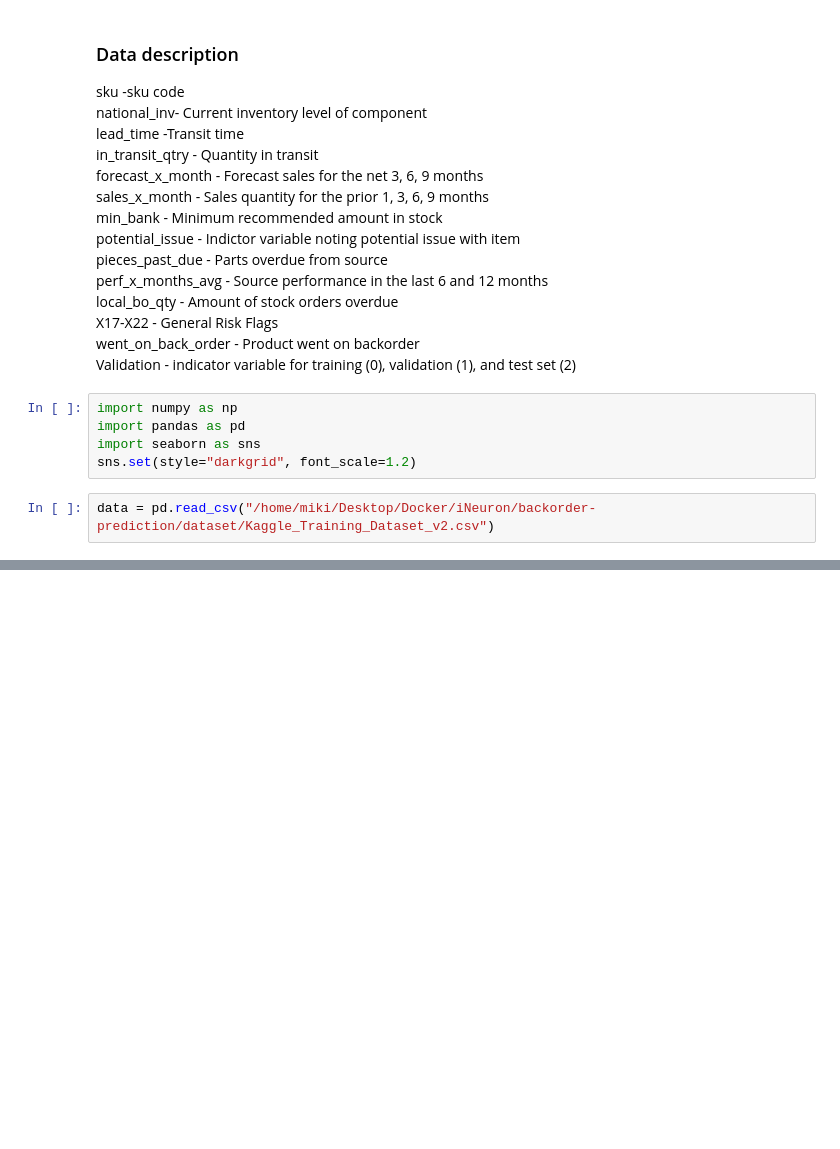
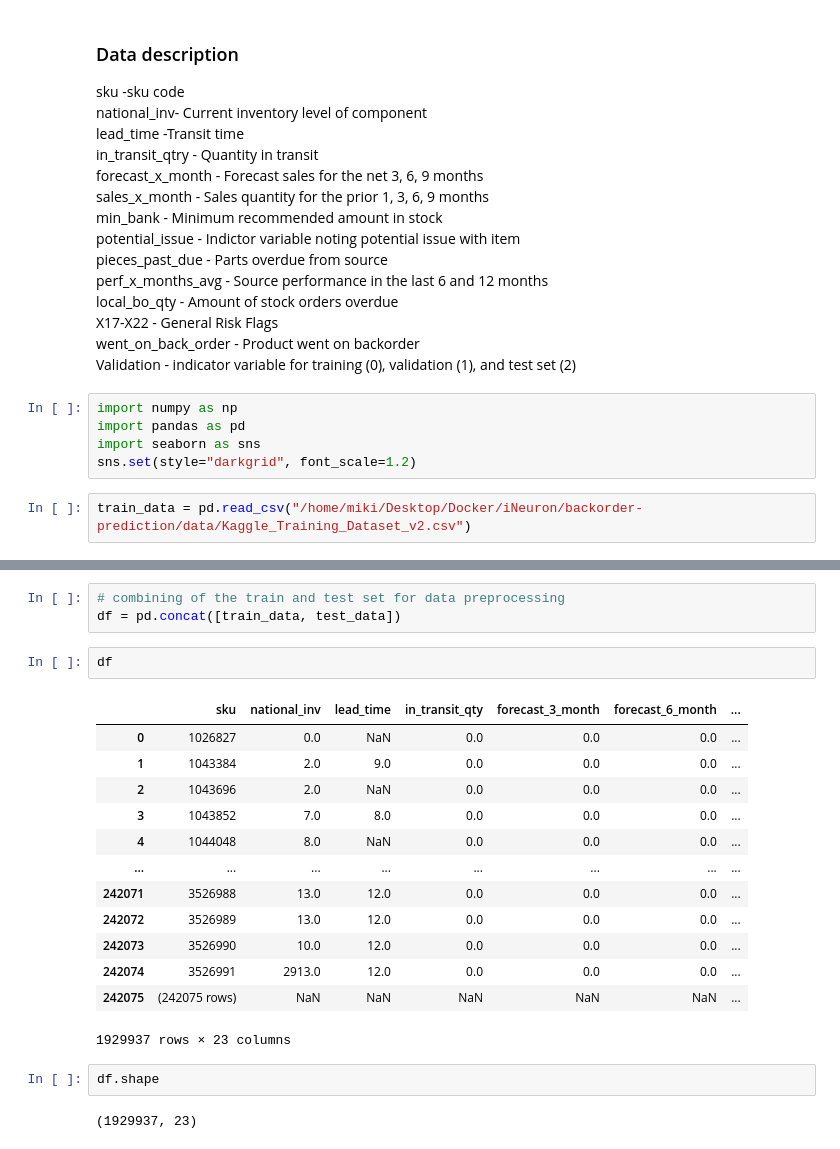
Before and after one commit to Michael-yousuf123/backorder-prediction, a Jupyter notebook: notebook/exploration.ipynb, the cells around one changed output, grey strips where cells are left out. Saved outputs shown, nothing was run; the diff lists cells and outputs as text; blank space fills up the shorter version.

```diff
--- a/notebook/exploration.ipynb
+++ b/notebook/exploration.ipynb
@@ -26,4 +28,4 @@ import pandas as pd
 import seaborn as sns
 sns.set(style="darkgrid", font_scale=1.2)
 # %%
-data = pd.read_csv("/home/miki/Desktop/Docker/iNeuron/backorder-prediction/dataset/Kaggle_Training_Dataset_v2.csv")
+train_data = pd.read_csv("/home/miki/Desktop/Docker/iNeuron/backorder-prediction/data/Kaggle_Training_Dataset_v2.csv")
@@ -29,0 +54,23 @@ data = pd.read_csv("/home/miki/Desktop/Docker/iNeuron/backorder-prediction/datas
+# %%
+# combining of the train and test set for data preprocessing
+df = pd.concat([train_data, test_data])
+# %%
+df
+# %% [output]
+|  | sku | national_inv | lead_time | in_transit_qty | forecast_3_month | forecast_6_month | ... |
+| 0 | 1026827 | 0.0 | NaN | 0.0 | 0.0 | 0.0 | ... |
+| 1 | 1043384 | 2.0 | 9.0 | 0.0 | 0.0 | 0.0 | ... |
+| 2 | 1043696 | 2.0 | NaN | 0.0 | 0.0 | 0.0 | ... |
+| 3 | 1043852 | 7.0 | 8.0 | 0.0 | 0.0 | 0.0 | ... |
+| 4 | 1044048 | 8.0 | NaN | 0.0 | 0.0 | 0.0 | ... |
+| ... | ... | ... | ... | ... | ... | ... | ... |
+| 242071 | 3526988 | 13.0 | 12.0 | 0.0 | 0.0 | 0.0 | ... |
+| 242072 | 3526989 | 13.0 | 12.0 | 0.0 | 0.0 | 0.0 | ... |
+| 242073 | 3526990 | 10.0 | 12.0 | 0.0 | 0.0 | 0.0 | ... |
+| 242074 | 3526991 | 2913.0 | 12.0 | 0.0 | 0.0 | 0.0 | ... |
+| 242075 | (242075 rows) | NaN | NaN | NaN | NaN | NaN | ... |
+1929937 rows × 23 columns
+# %%
+df.shape
+# %% [output]
+(1929937, 23)
```
Also changed, not shown: parts of 19 cells of this notebook, 1 other file.
